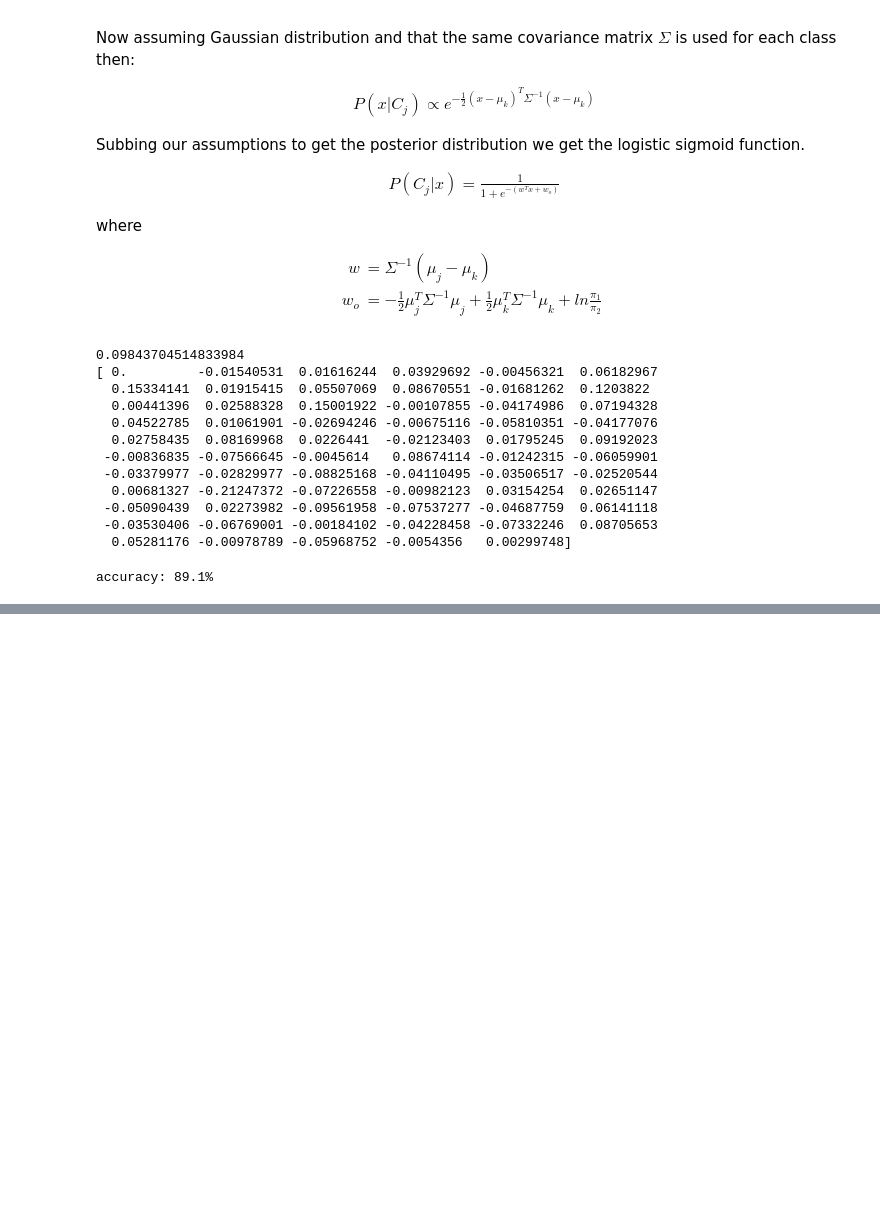
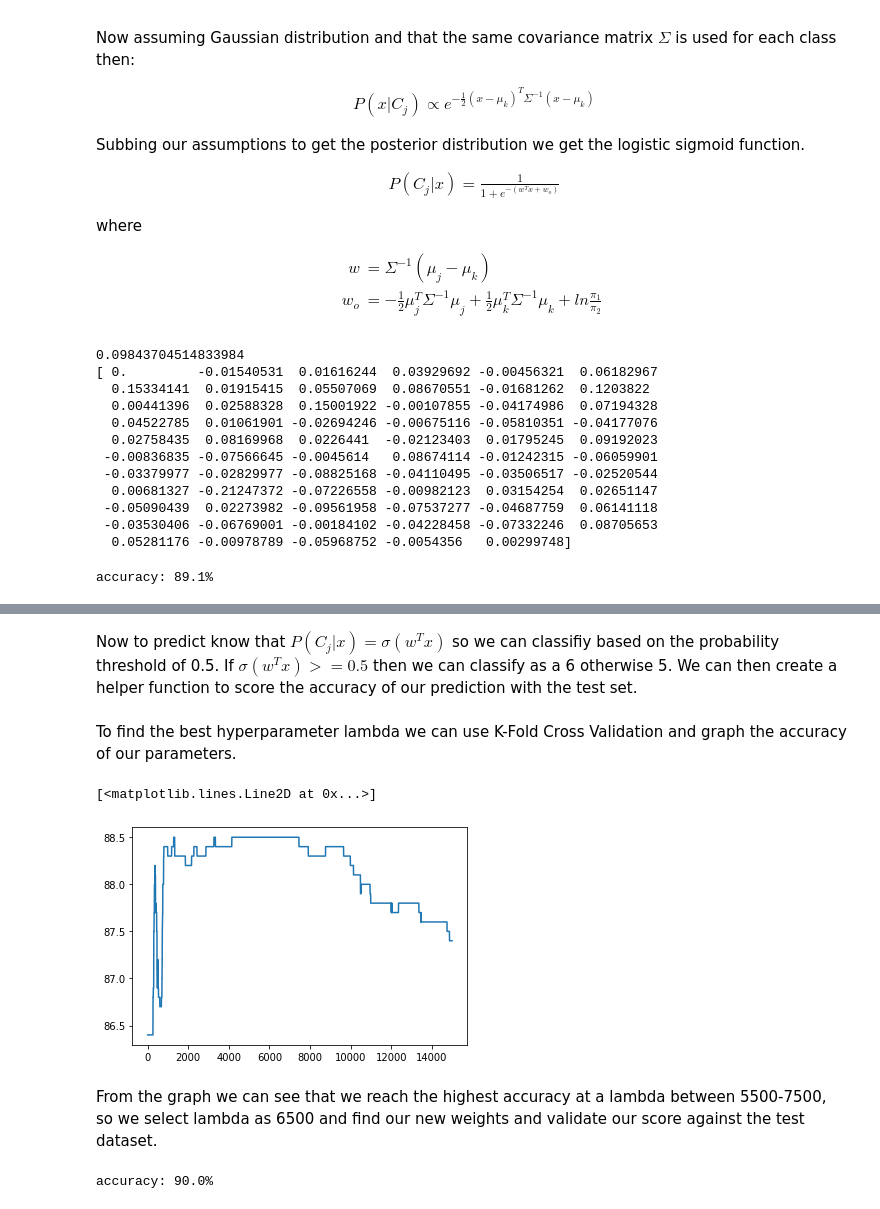
Before and after one commit to RohanK99/machine-learning, a Jupyter notebook: CS480/A2/main.ipynb, the cells around one changed output, grey strips where cells are left out. Saved outputs shown, nothing was run; the diff lists cells and outputs as text; code cells hidden in the pictures; blank space fills up the shorter version.

Commit message:
adding logistic regression using discriminative method

```diff
--- a/CS480/A2/main.ipynb
+++ b/CS480/A2/main.ipynb
@@ -213,0 +266,58 @@ accuracy: 89.1%
+# %%
+# newton's method for iteratively calculating weights
+options = {'maxiter': 10}
+
+def newtons_method(X, y, lambda_):
+    # make y binary
+    y = (y == 6).astype(int) # 6 = 1 and 5 = 0
+
+    initial_w = np.zeros(X.shape[1])
+    res = optimize.minimize(costFunctionReg,
+                        initial_w,
+                        (X, y, lambda_),
+                        jac=True,
+                        method='TNC',
+                        options=options)
+
+    return res.x
+# %% [markdown]
+Now to predict know that $P(C_j|x) = \sigma(w^Tx)$ so we can classifiy based on the probability threshold of 0.5. If $\sigma(w^Tx) >= 0.5$ then we can classify as a 6 otherwise 5. We can then create a helper function to score the accuracy of our prediction with the test set.
+# %%
+def predict(X, w):
+    return (sigmoid(X@w) >= 0.5)
+# %%
+def score(X, y, w):
+    prediction = predict(X, w)
+    actual = (y == 6).astype(int)
+    return np.sum(prediction == actual)/y.shape[0]*100
+# %% [markdown]
+To find the best hyperparameter lambda we can use K-Fold Cross Validation and graph the accuracy of our parameters.
+# %%
+kf = KFold(n_splits=10)
+max_lambda = 15000
+
+accuracy = [0] * max_lambda
+for lambda_ in range(0, max_lambda):
+    for train, test in kf.split(X):
+        X_train = X[train]
+        y_train = y[train]
+
+        w = newtons_method(X_train, y_train, lambda_)
+
+        accuracy[lambda_] += score(X[test], y[test], w)
+    accuracy[lambda_] /= 10
+
+pyplot.plot(range(0, max_lambda), accuracy, '-')
+# %% [output]
+[<matplotlib.lines.Line2D at 0x...>]
+[figure, added]
+# %% [markdown]
+From the graph we can see that we reach the highest accuracy at a lambda between 5500-7500, so we select lambda as 6500 and find our new weights and validate our score against the test dataset.
+# %%
+# test against test set
+lambda_ = 6500 # from graph
+w = newtons_method(X, y, lambda_)
+accuracy = score(t_X, t_y, w)
+print("accuracy: {:.1f}%".format(accuracy))
+# %% [output]
+accuracy: 90.0%
```
Also changed, not shown: parts of 5 cells of this notebook.
